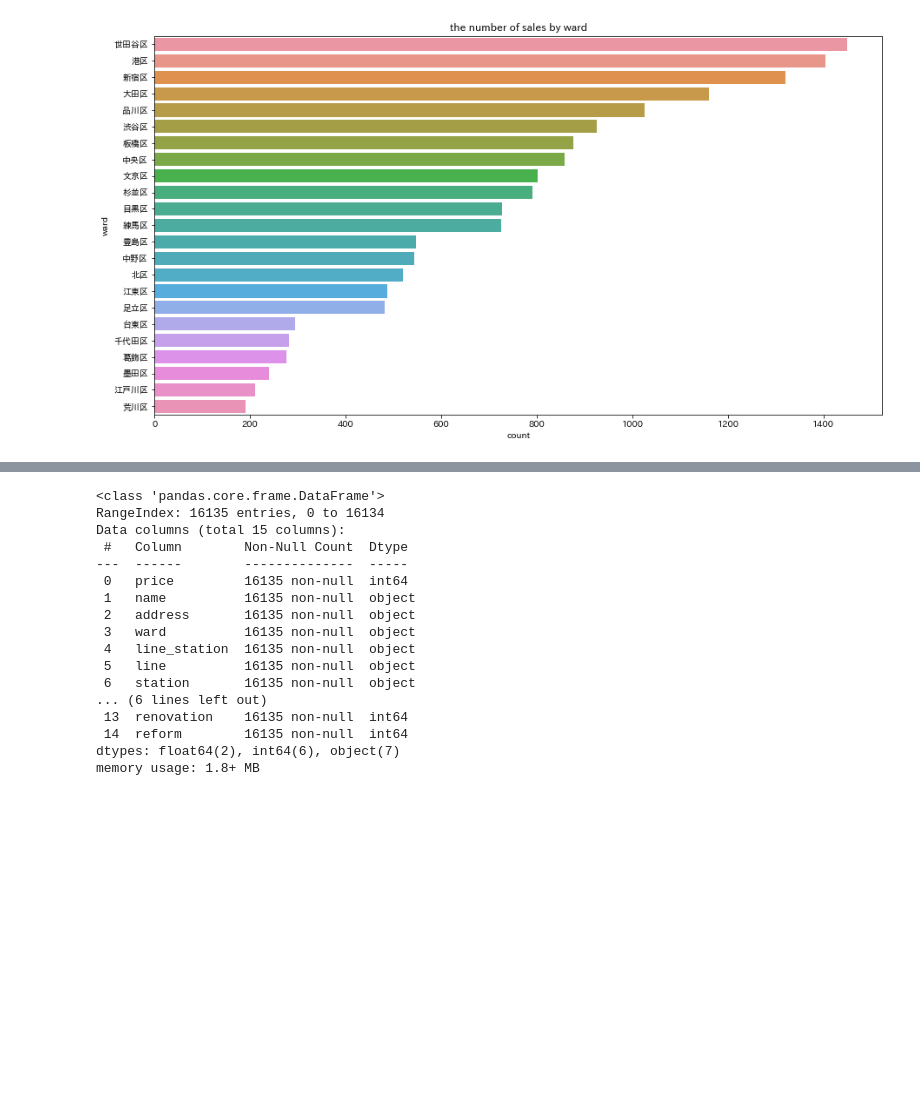
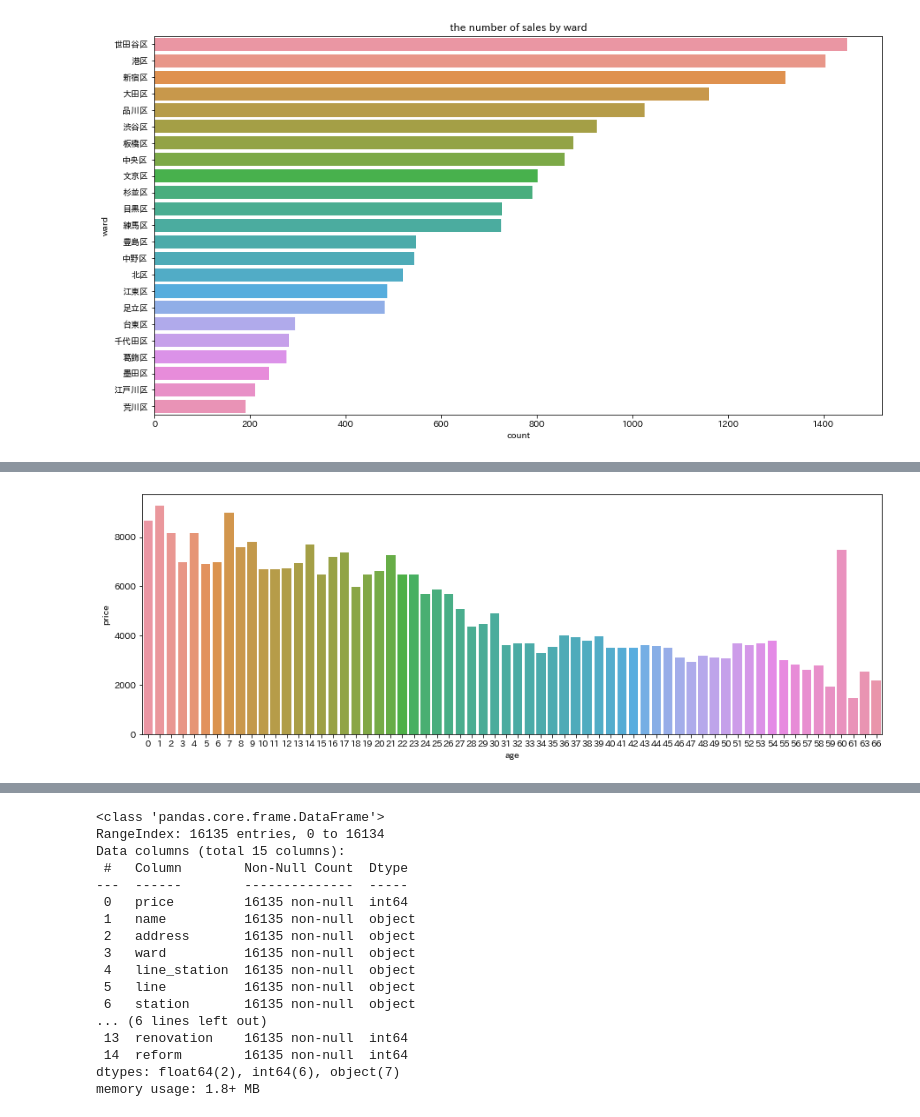
Before and after one commit to xoxo-sho/pridict_apartment, a Jupyter notebook: model.ipynb, the cells around one changed output, grey strips where cells are left out. Drawn from its saved outputs; the diff is of its cells as text; code cells hidden in the pictures; blank space fills up the shorter version.

```diff
--- a/model.ipynb
+++ b/model.ipynb
@@ -554,0 +567,7 @@ sns.countplot(y='ward', data=df, order=df['ward'].value_counts().index)
+# %%
+plot = df.groupby('age', as_index=False).median()
+plt.figure(figsize=(15,5))
+sns.barplot(x='age', y='price', data=plot)
+plt.show()
+# %% [output]
+[figure, added]
```
Also changed, not shown: parts of 14 cells of this notebook, 23 other files.
